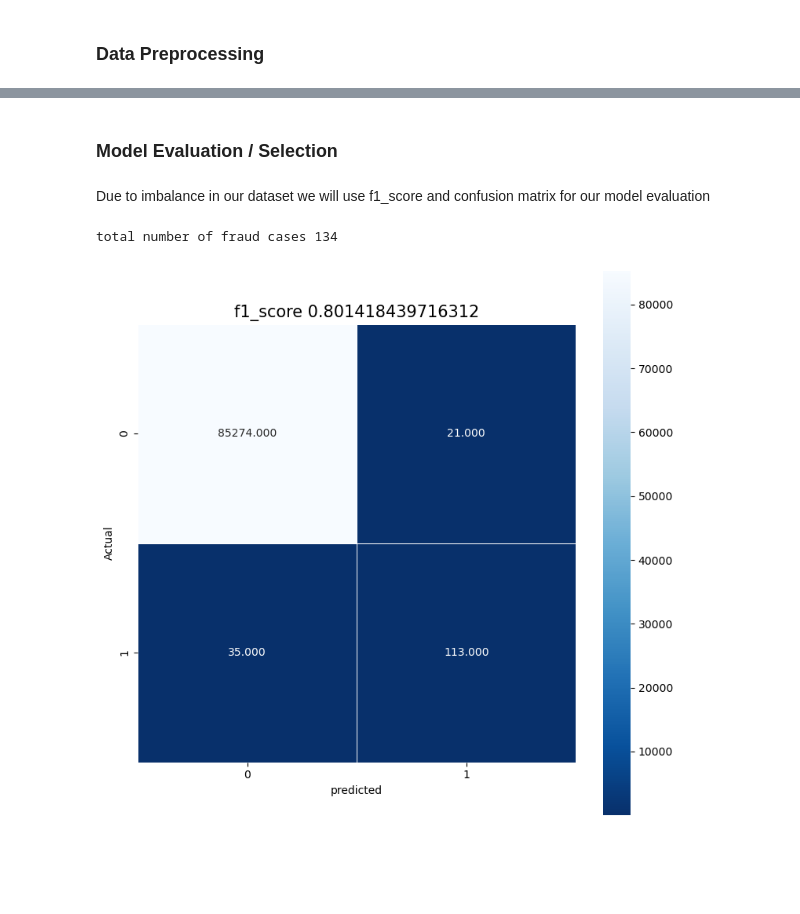
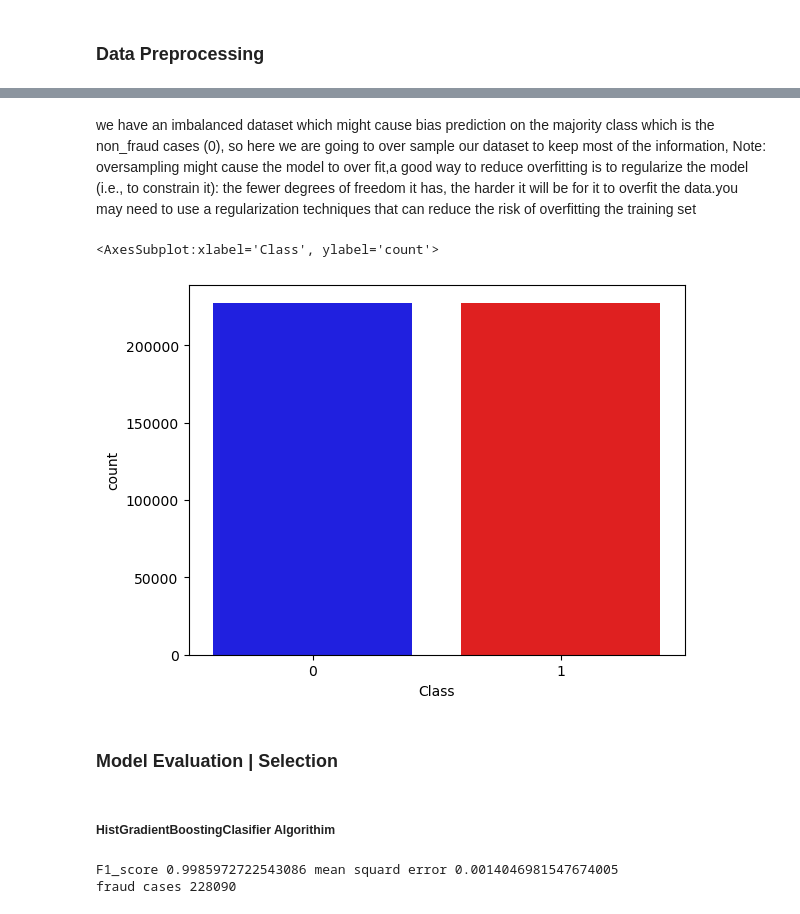
Before and after one commit to MuokaPWambua/CredictCardFraudDetectionModel, a Jupyter notebook: fdm.ipynb, the cells around one changed output, grey strips where cells are left out. Drawn from its saved outputs; the diff is of its cells as text; code cells hidden in the pictures; blank space fills up the shorter version.

```diff
--- a/fdm.ipynb
+++ b/fdm.ipynb
@@ -78,0 +77,13 @@ print(X_train.shape , y_train.shape)
+# %% [markdown]
+we have an imbalanced dataset which might cause bias prediction on the majority class which is the non_fraud cases (0), so here we are going to over sample our dataset to keep most of the information,
+Note:
+oversampling might cause the model to over fit,a good way to reduce overfitting is to regularize the
+model (i.e., to constrain it): the fewer degrees of freedom it has, the harder it will be
+for it to overfit the data.you may need to use a regularization techniques that can reduce the risk of overfitting the training set
+# %%
+ros = RandomOverSampler(random_state=42)
+X, y = ros.fit_resample(X, y)
+sn.countplot(x=y, palette=['blue', 'red'])
+# %% [output]
+<AxesSubplot:xlabel='Class', ylabel='count'>
+[figure, added]
@@ -79,4 +93,2 @@ print(X_train.shape , y_train.shape)
 # %% [markdown]
-### Model Evaluation / Selection
+### Model Evaluation | Selection
-# %% [markdown]
-Due to imbalance in our dataset we will use f1_score and confusion matrix for our model evaluation
@@ -92,9 +158,6 @@ def heatmap(y_test, preds):
+# %% [markdown]
+##### HistGradientBoostingClasifier Algorithim
 # %%
 gbc=HistGradientBoostingClassifier(learning_rate=0.01,
         max_iter=2000, max_leaf_nodes=6, validation_fraction=0.2,
-        n_iter_no_change=15, random_state=42).fit(X_train,y_train)
-preds = gbc.predict(X_test.values)
-heatmap(y_test, preds)
+        n_iter_no_change=15, random_state=42)
-# %% [output]
-total number of fraud cases 134
-[figure, removed]
@@ -105,0 +166,5 @@ heatmap(y_test, preds)
+# %%
+preds = model_preds(gbc, X, y)
+# %% [output]
+F1_score 0.9985972722543086 mean squard error 0.0014046981547674005
+fraud cases 228090
```
Also changed, not shown: parts of 29 cells of this notebook.
